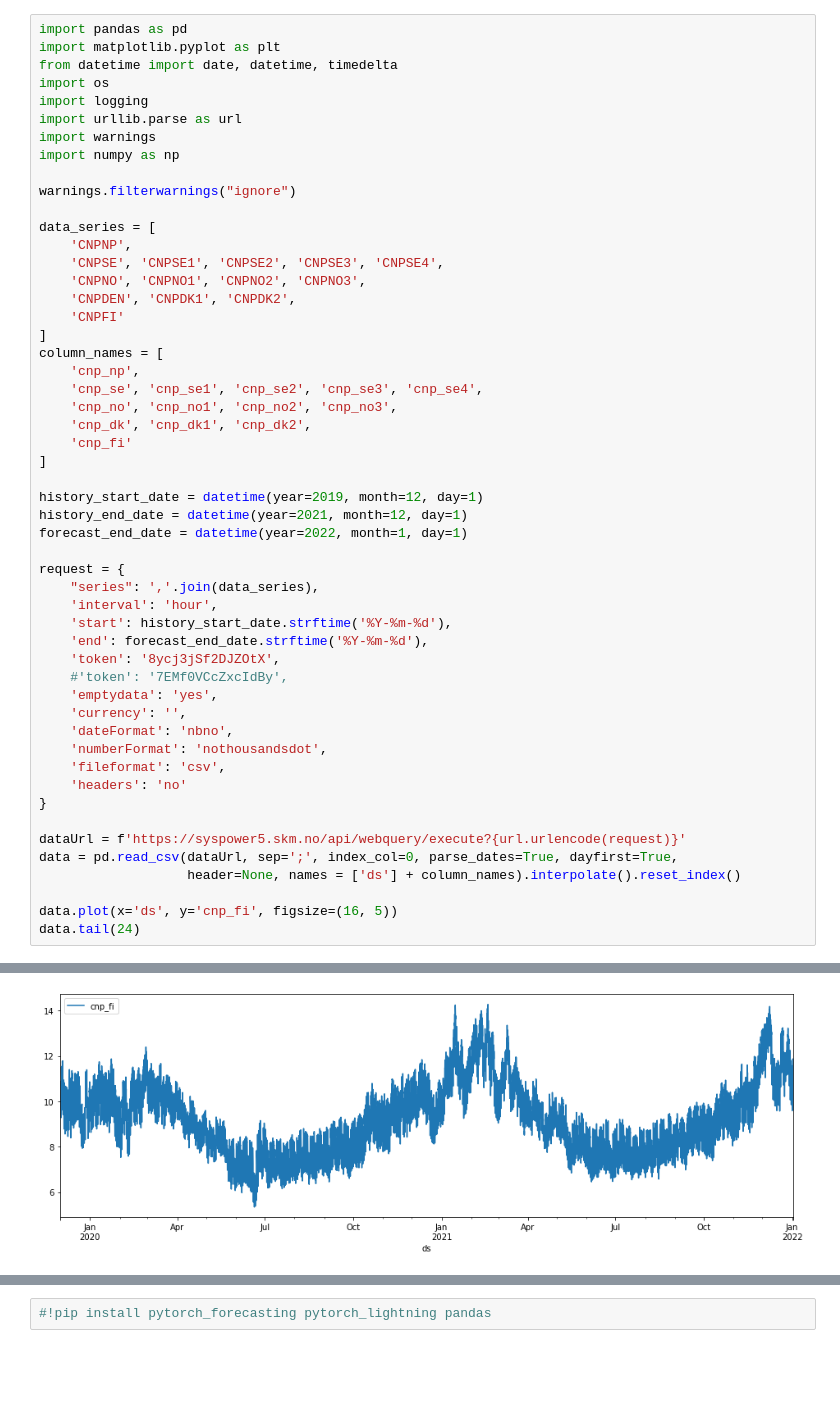
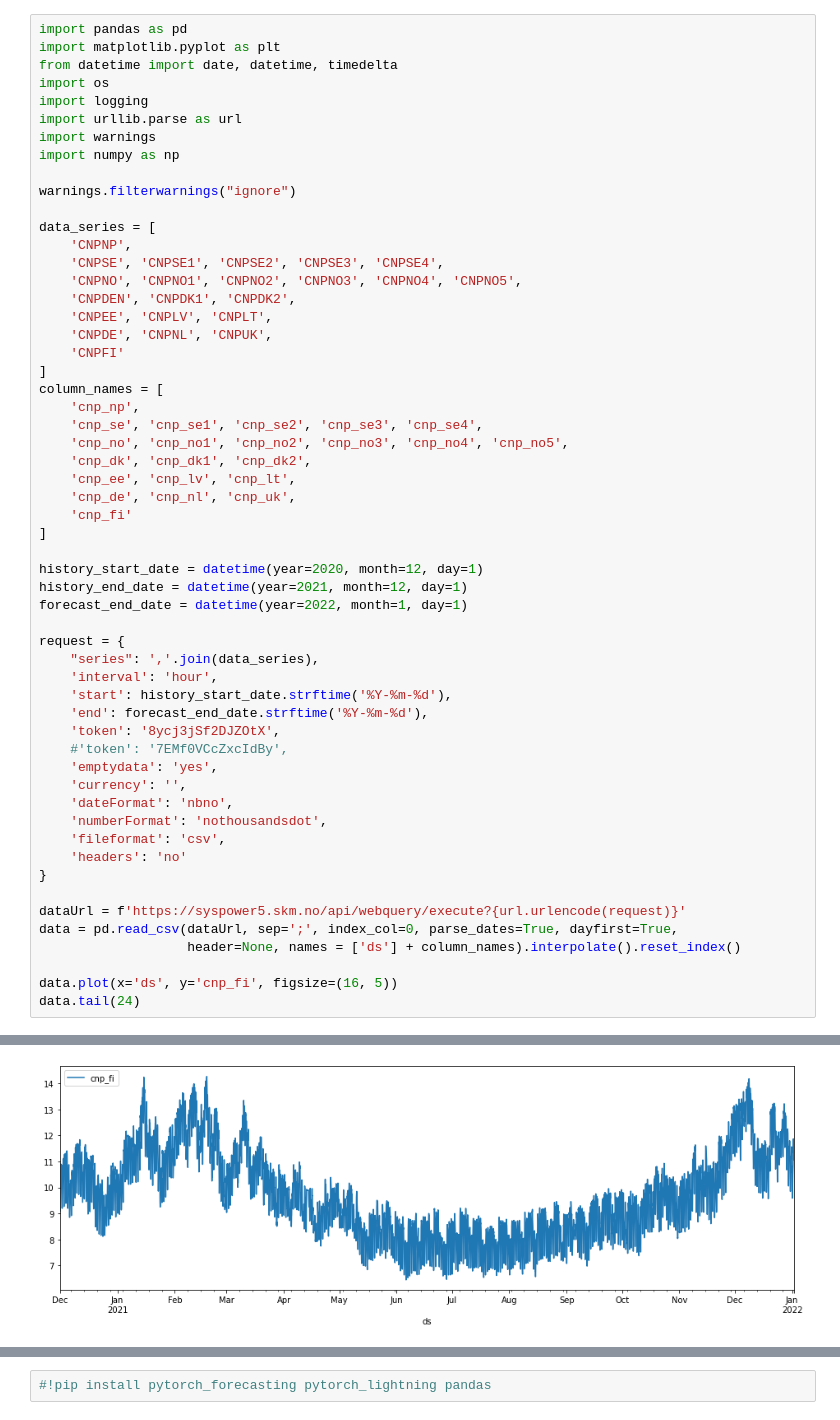
Before and after one commit to Skalolom/zone_cnp_forecasting, a Jupyter notebook: tft_forecasting_model.ipynb, the cells around one changed output, grey strips where cells are left out. Saved outputs shown, nothing was run; the diff lists cells and outputs as text; blank space fills up the shorter version.

```diff
--- a/tft_forecasting_model.ipynb
+++ b/tft_forecasting_model.ipynb
@@ -13,19 +13,23 @@ warnings.filterwarnings("ignore")
 data_series = [
     'CNPNP',
     'CNPSE', 'CNPSE1', 'CNPSE2', 'CNPSE3', 'CNPSE4',
-    'CNPNO', 'CNPNO1', 'CNPNO2', 'CNPNO3',
+    'CNPNO', 'CNPNO1', 'CNPNO2', 'CNPNO3', 'CNPNO4', 'CNPNO5',
     'CNPDEN', 'CNPDK1', 'CNPDK2',
+    'CNPEE', 'CNPLV', 'CNPLT',
+    'CNPDE', 'CNPNL', 'CNPUK',
     'CNPFI'
 ]
 column_names = [
     'cnp_np',
     'cnp_se', 'cnp_se1', 'cnp_se2', 'cnp_se3', 'cnp_se4',
-    'cnp_no', 'cnp_no1', 'cnp_no2', 'cnp_no3',
+    'cnp_no', 'cnp_no1', 'cnp_no2', 'cnp_no3', 'cnp_no4', 'cnp_no5',
     'cnp_dk', 'cnp_dk1', 'cnp_dk2',
+    'cnp_ee', 'cnp_lv', 'cnp_lt',
+    'cnp_de', 'cnp_nl', 'cnp_uk',
     'cnp_fi'
 ]
 
-history_start_date = datetime(year=2019, month=12, day=1)
+history_start_date = datetime(year=2020, month=12, day=1)
 history_end_date = datetime(year=2021, month=12, day=1)
 forecast_end_date = datetime(year=2022, month=1, day=1)
 
@@ -71,4 +75,4 @@ data.tail(24)
-[figure, old version]
+[figure, new version]
 # %%
 data_series_exog = [
     'SMHITEMPFI_F', 'SMHITEMPSE_F', 'SMHITEMPNO_F', 'SMHITEMPNP_F', 'SMHITEMPDK_F'
```
Also changed, not shown: parts of 12 cells of this notebook, 1 other file.
